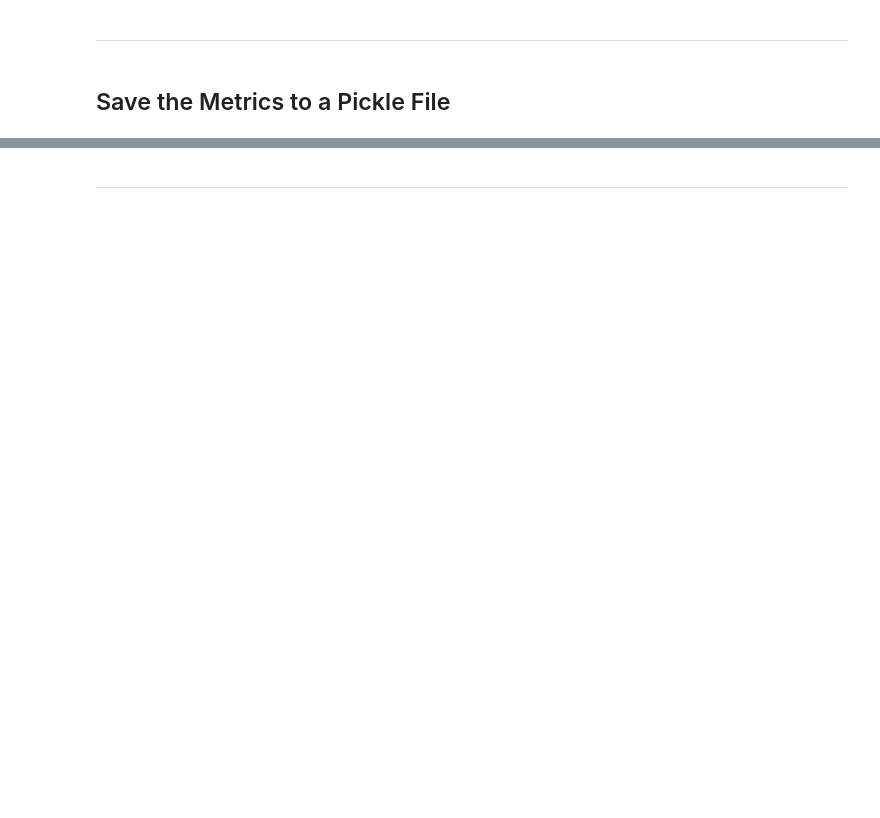
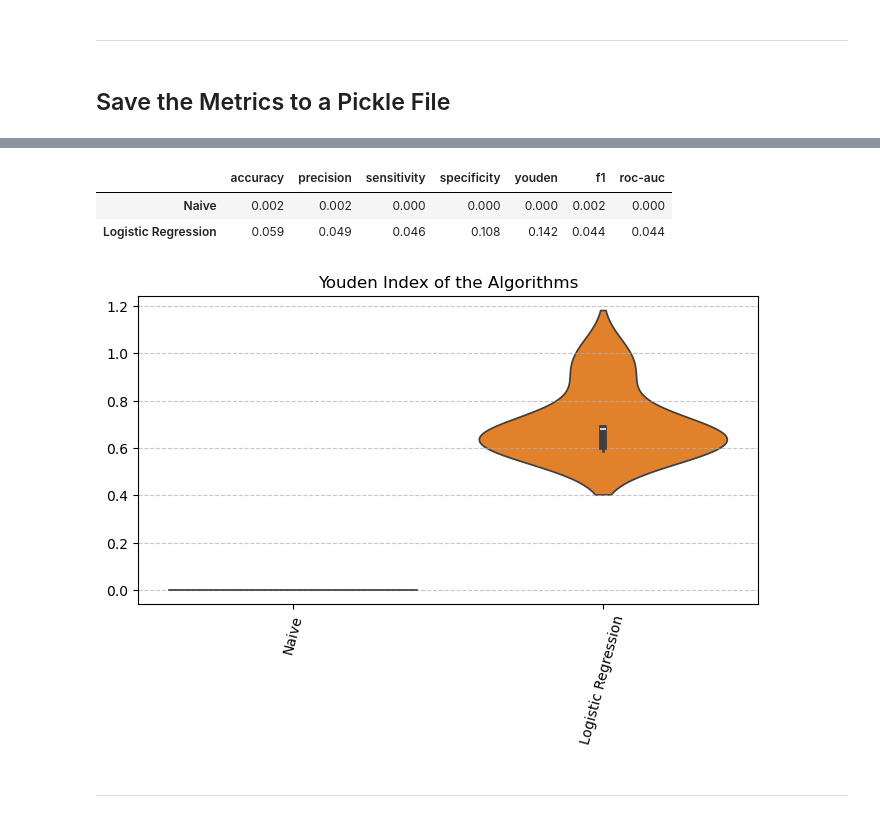
Before and after one commit to acbriza/dpn2026, a Jupyter notebook: module/feature_modeL_selection.ipynb, the cells around one changed output, grey strips where cells are left out. Drawn from its saved outputs; the diff is of its cells as text; code cells hidden in the pictures; blank space fills up the shorter version.

```diff
--- a/module/feature_modeL_selection.ipynb
+++ b/module/feature_modeL_selection.ipynb
@@ -548,4 +528,4 @@ joblib.dump(youden_scores, metrics_savedir / "youden_scores.pkl");
 # %%
 # Verify saved results
-loaded_model_metrics = joblib.load(metrics_savedir / "model_metrics.pkl")
+loaded_model_metrics = joblib.load(outputdir / "model_metrics.pkl")
 calculate_metric_statistics(loaded_model_metrics['all'])
@@ -552,8 +547,14 @@ calculate_metric_statistics(loaded_model_metrics['all'])
 # %%
-loaded_metric_stats = joblib.load(metrics_savedir / "metrics_stats.pkl")
+loaded_metric_stats = joblib.load(outputdir / "metrics_stats.pkl")
 loaded_metric_stats['all']['std']
+# %% [output]
+|  | accuracy | precision | sensitivity | specificity | youden | f1 | roc-auc |
+| Naive | 0.002 | 0.002 | 0.000 | 0.000 | 0.000 | 0.002 | 0.000 |
+| Logistic Regression | 0.059 | 0.049 | 0.046 | 0.108 | 0.142 | 0.044 | 0.044 |
 # %%
-loaded_youden_scores = joblib.load(metrics_savedir / "youden_scores.pkl")
-plot_youden_scores(loaded_youden_scores, 'all', 'Youden Index of the Algorithms', save_figure=False)
+loaded_youden_scores = joblib.load(outputdir / "youden_scores.pkl")
+plot_youden_scores(loaded_youden_scores, 'all', 'Youden Index of the Algorithms', outputdir, experiment_tag)
+# %% [output]
+[figure, added]
 # %% [markdown]
  -----
```
Also changed, not shown: parts of 33 cells of this notebook.
